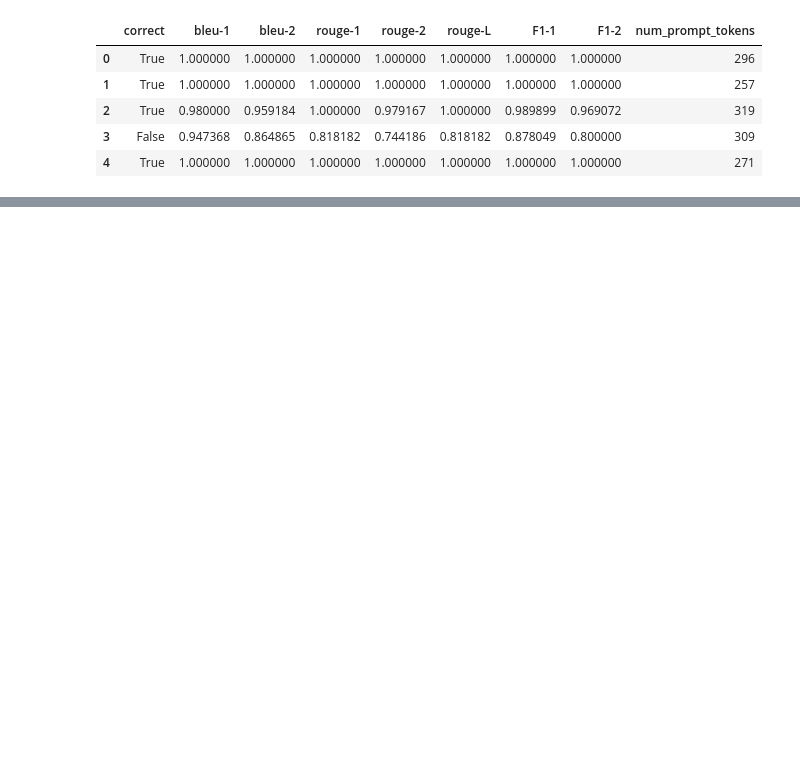
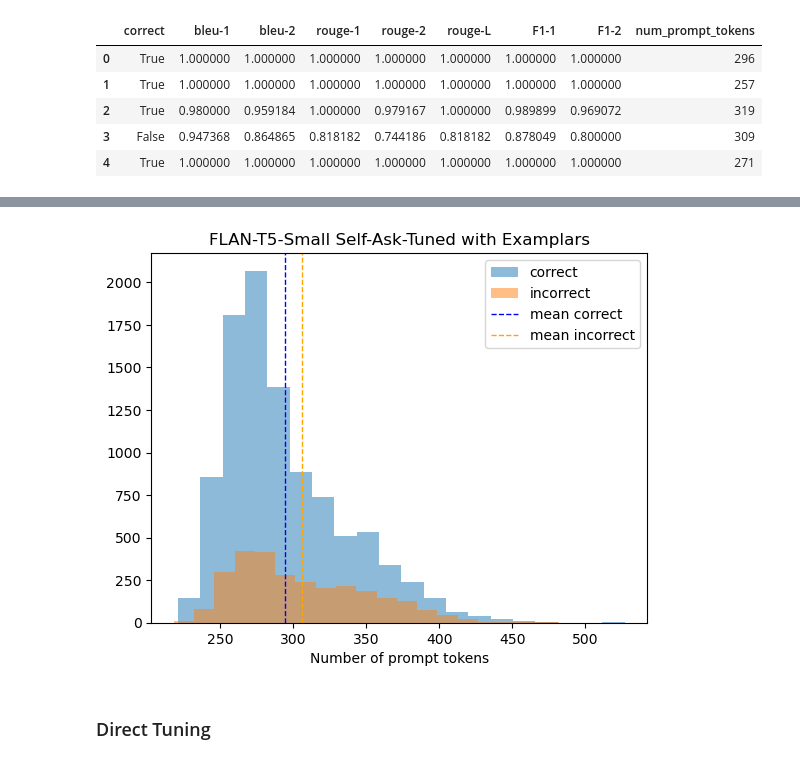
Before and after one commit to RichardMathewsII/compositional-reasoning-finetuning, a Jupyter notebook: finetuning-status-analysis.ipynb, the cells around one changed output, grey strips where cells are left out. Drawn from its saved outputs; the diff is of its cells as text; code cells hidden in the pictures; blank space fills up the shorter version.

Commit message:
analyze context size and finetuning

```diff
--- a/finetuning-status-analysis.ipynb
+++ b/finetuning-status-analysis.ipynb
@@ -65,0 +104,6 @@ context_flan_t5_self_ask_with_examplars.head()
+# %%
+plot_context_size_distributions(context_flan_t5_self_ask_with_examplars, title="FLAN-T5-Small Self-Ask-Tuned with Examplars")
+# %% [output]
+[figure, added]
+# %% [markdown]
+### Direct Tuning
```
Also changed, not shown: parts of 27 cells of this notebook.
